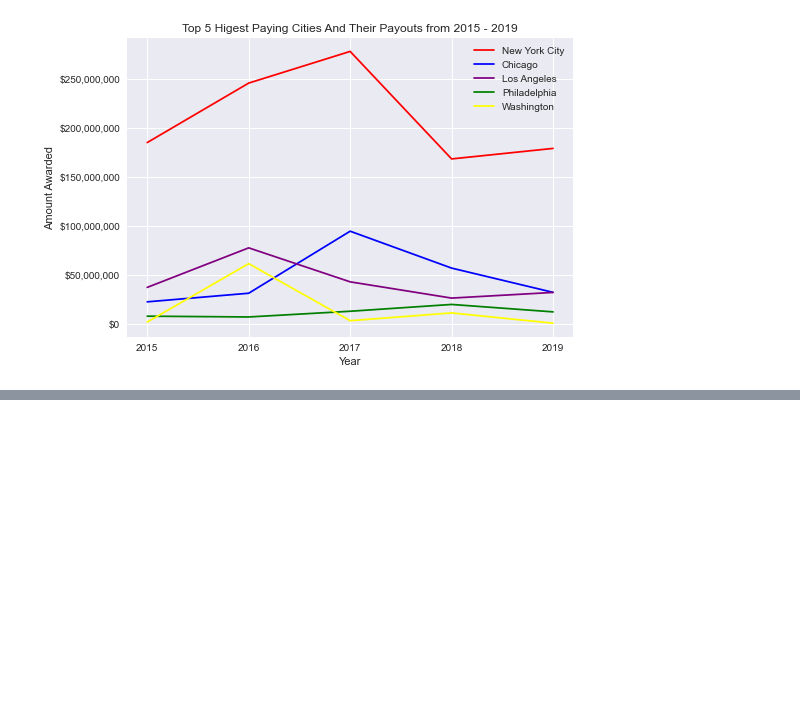
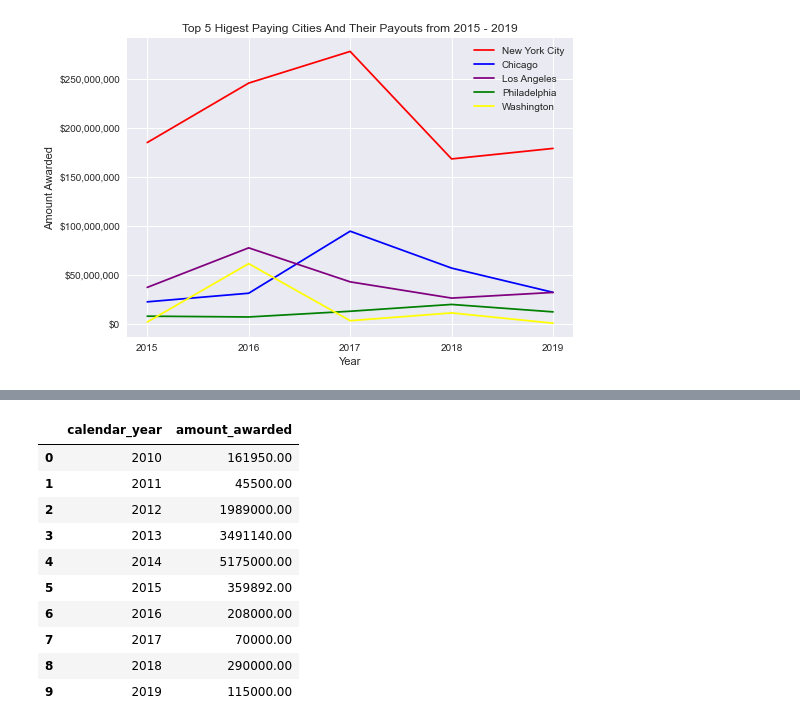
Before and after one commit to shethinksnyc/JTC_WOW_CAPSTONE, a Jupyter notebook: misc plots.ipynb, the cells around one changed output, grey strips where cells are left out. Cells and saved outputs as stored; diff of their text form; code cells hidden in the pictures; blank space fills up the shorter version.

```diff
--- a/misc plots.ipynb
+++ b/misc plots.ipynb
@@ -88,0 +125,17 @@ plt.show()
+# %%
+pd.set_option('display.float_format', lambda x: '%.2f' % x)
+sf_filter = df[df.city == "Boston"] # filters through the csv and pulls all the data with the string "Atlanta" in the city column
+sf_sum = sf_filter.groupby(['calendar_year'], as_index=False)[['amount_awarded']].sum().round()
+sf_sum
+# %% [output]
+|  | calendar_year | amount_awarded |
+| 0 | 2010 | 161950.00 |
+| 1 | 2011 | 45500.00 |
+| 2 | 2012 | 1989000.00 |
+| 3 | 2013 | 3491140.00 |
+| 4 | 2014 | 5175000.00 |
+| 5 | 2015 | 359892.00 |
+| 6 | 2016 | 208000.00 |
+| 7 | 2017 | 70000.00 |
+| 8 | 2018 | 290000.00 |
+| 9 | 2019 | 115000.00 |
```
Also changed, not shown: parts of 5 cells of this notebook.
